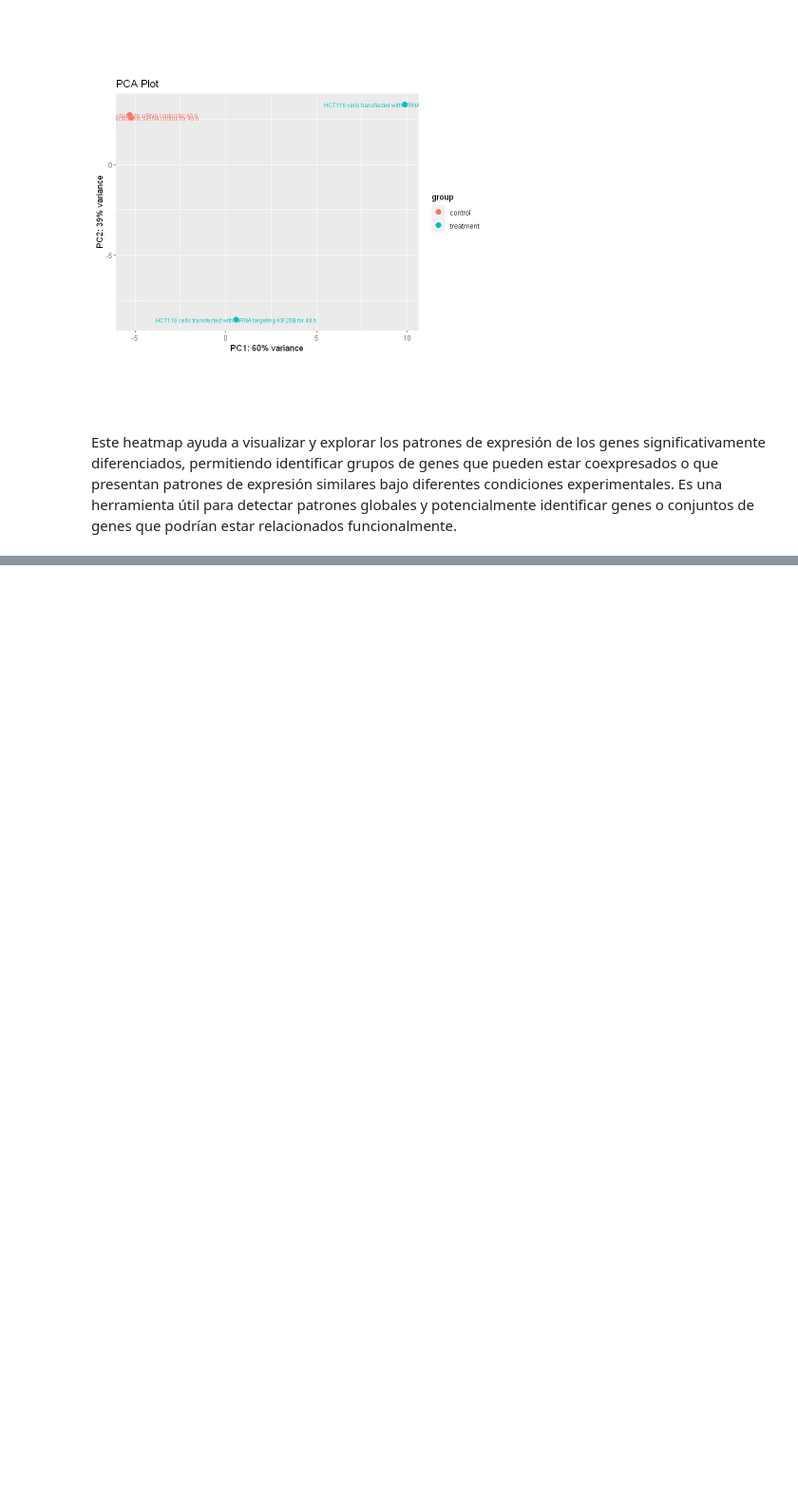
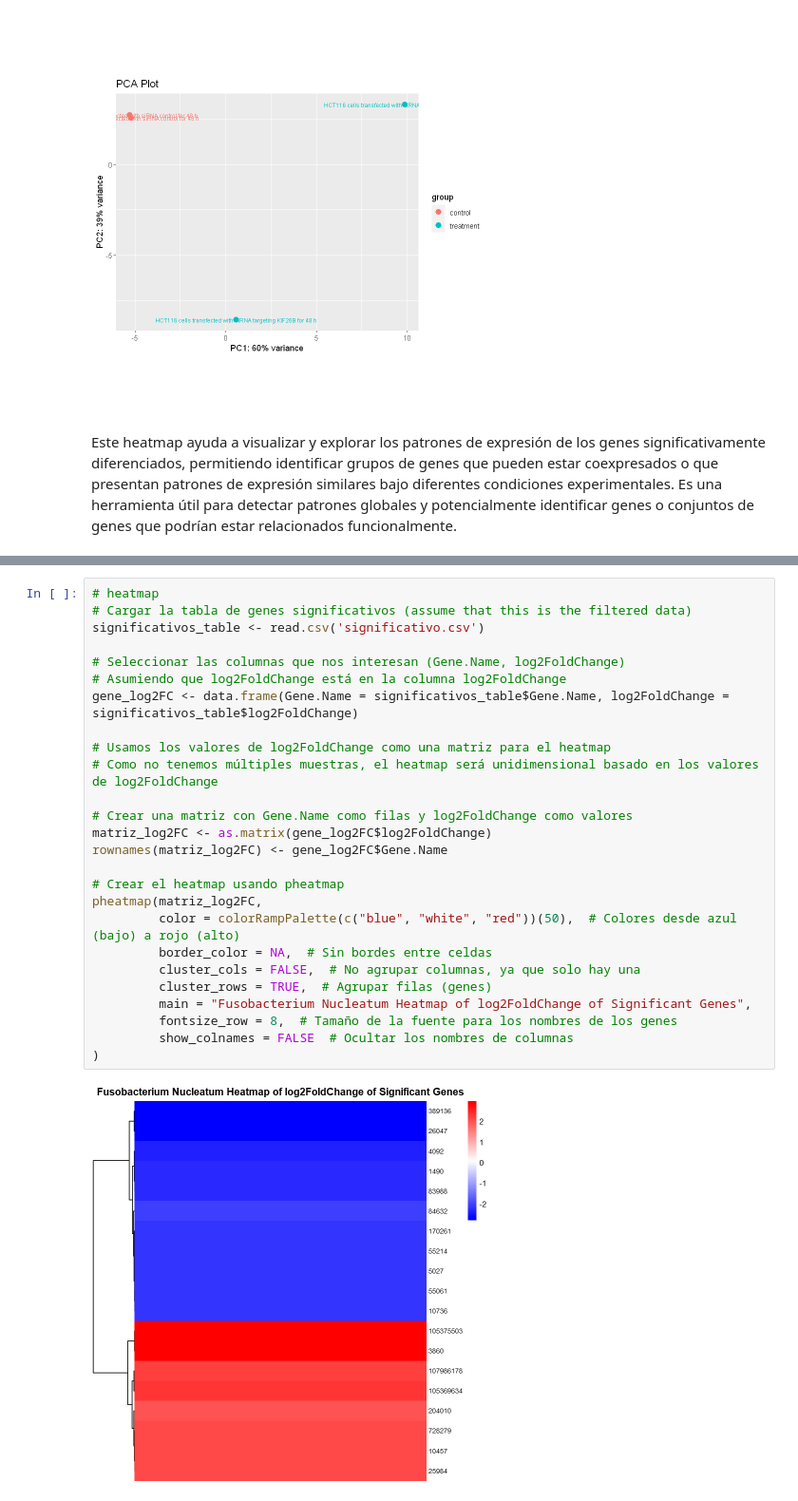
Before and after one commit to nicolasbroldan/Protocolo_Reposicionamiento_Probioticos, a Jupyter notebook: 1_Dseq2/Fusobacterium Nucleatum/DSEQ2.ipynb, the cells around one changed output, grey strips where cells are left out. Shown at 95% size. Cells and saved outputs as stored; diff of their text form; blank space fills up the shorter version.

```diff
--- a/1_Dseq2/Fusobacterium Nucleatum/DSEQ2.ipynb
+++ b/1_Dseq2/Fusobacterium Nucleatum/DSEQ2.ipynb
@@ -410,0 +445,28 @@ Warning message in lapply(X = x, FUN = .Generic, ...):
+# %%
+# heatmap
+# Cargar la tabla de genes significativos (assume that this is the filtered data)
+significativos_table <- read.csv('significativo.csv')
+
+# Seleccionar las columnas que nos interesan (Gene.Name, log2FoldChange)
+# Asumiendo que log2FoldChange está en la columna log2FoldChange
+gene_log2FC <- data.frame(Gene.Name = significativos_table$Gene.Name, log2FoldChange = significativos_table$log2FoldChange)
+
+# Usamos los valores de log2FoldChange como una matriz para el heatmap
+# Como no tenemos múltiples muestras, el heatmap será unidimensional basado en los valores de log2FoldChange
+
+# Crear una matriz con Gene.Name como filas y log2FoldChange como valores
+matriz_log2FC <- as.matrix(gene_log2FC$log2FoldChange)
+rownames(matriz_log2FC) <- gene_log2FC$Gene.Name
+
+# Crear el heatmap usando pheatmap
+pheatmap(matriz_log2FC,
+         color = colorRampPalette(c("blue", "white", "red"))(50),  # Colores desde azul (bajo) a rojo (alto)
+         border_color = NA,  # Sin bordes entre celdas
+         cluster_cols = FALSE,  # No agrupar columnas, ya que solo hay una
+         cluster_rows = TRUE,  # Agrupar filas (genes)
+         main = "Fusobacterium Nucleatum Heatmap of log2FoldChange of Significant Genes",
+         fontsize_row = 8,  # Tamaño de la fuente para los nombres de los genes
+         show_colnames = FALSE  # Ocultar los nombres de columnas
+)
+# %% [output]
+[figure, added]
```
Also changed, not shown: parts of 9 cells of this notebook, 23 other files.
